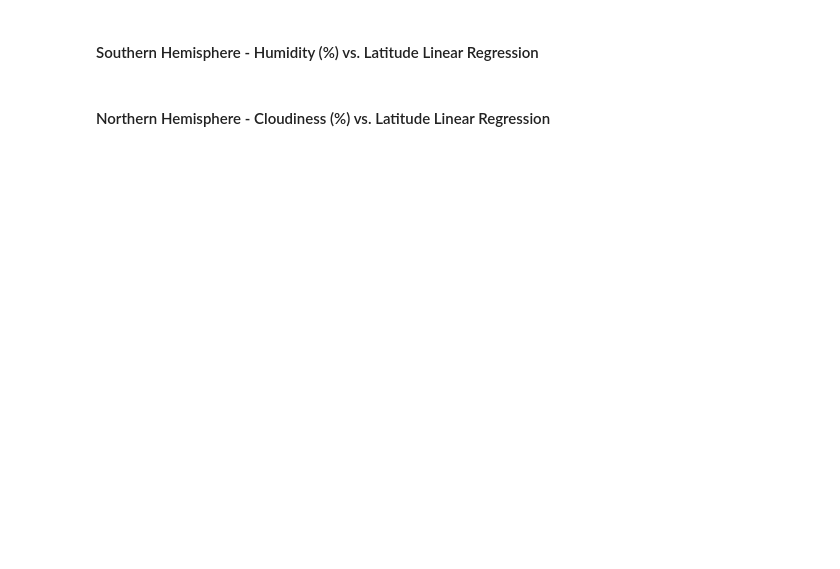
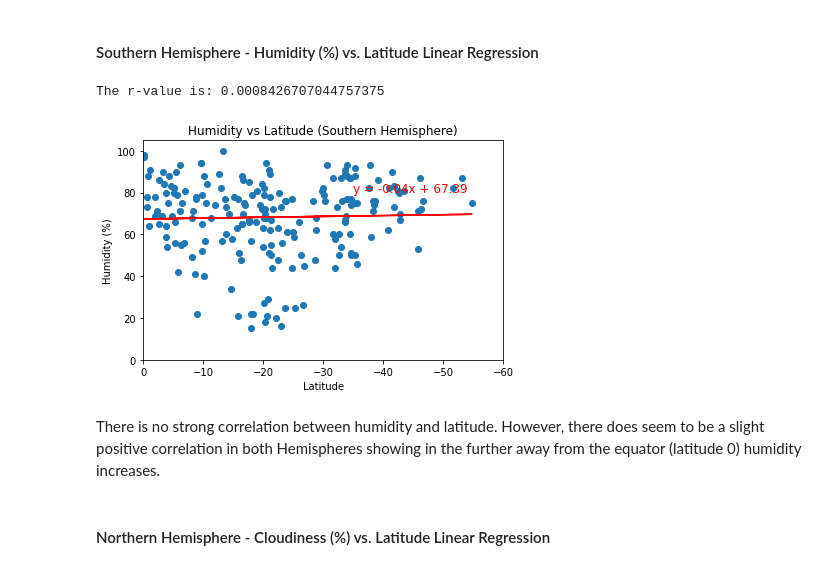
Before and after one commit to eddyannobil/python-api-challenge, a Jupyter notebook: WeatherPy/WeatherPy.ipynb, the cells around one changed output. Cells and saved outputs as stored; diff of their text form; code cells hidden in the pictures; blank space fills up the shorter version.

```diff
--- a/WeatherPy/WeatherPy.ipynb
+++ b/WeatherPy/WeatherPy.ipynb
@@ -258,4 +337,30 @@ This plot evaluates the relationship between City Latitude and Wind Speed which
 # %% [markdown]
 ####  Southern Hemisphere - Humidity (%) vs. Latitude Linear Regression
+# %%
+x_values = southern_hemisphere["Lat"]
+y_values = southern_hemisphere["Humidity"]
+
+(slope, intercept, rvalue, pvalue, stderr) = st.linregress(x_values, y_values)
+regress_values = x_values * slope + intercept
+line_eq = "y = " + str(round(slope,2)) + "x + " + str(round(intercept,2))
+correlation = st.pearsonr(x_values, y_values)
+
+plt.scatter(x_values,y_values)
+plt.title('Humidity vs Latitude (Southern Hemisphere)')
+plt.plot(x_values,regress_values,"r-")
+plt.annotate(line_eq,(-35,80),fontsize=12,color="red")
+plt.xlabel('Latitude')
+plt.ylabel('Humidity (%)')
+plt.ylim(0, 105)
+plt.xlim(0, -60)
+print(f"The r-value is: {rvalue**2}")
+plt.tight_layout()
+plt.savefig("Images/sh_lat_humid_regression.png")
+plt.show()
+# %% [output]
+The r-value is: 0.0008426707044757375
+[figure, added]
+# %% [markdown]
+There is no strong correlation between humidity and latitude. However, there does seem to be a slight positive correlation in both Hemispheres showing in the further away from the equator (latitude 0) humidity increases.
 # %% [markdown]
 ####  Northern Hemisphere - Cloudiness (%) vs. Latitude Linear Regression
```
Also changed, not shown: parts of 17 cells of this notebook, 13 other files.
